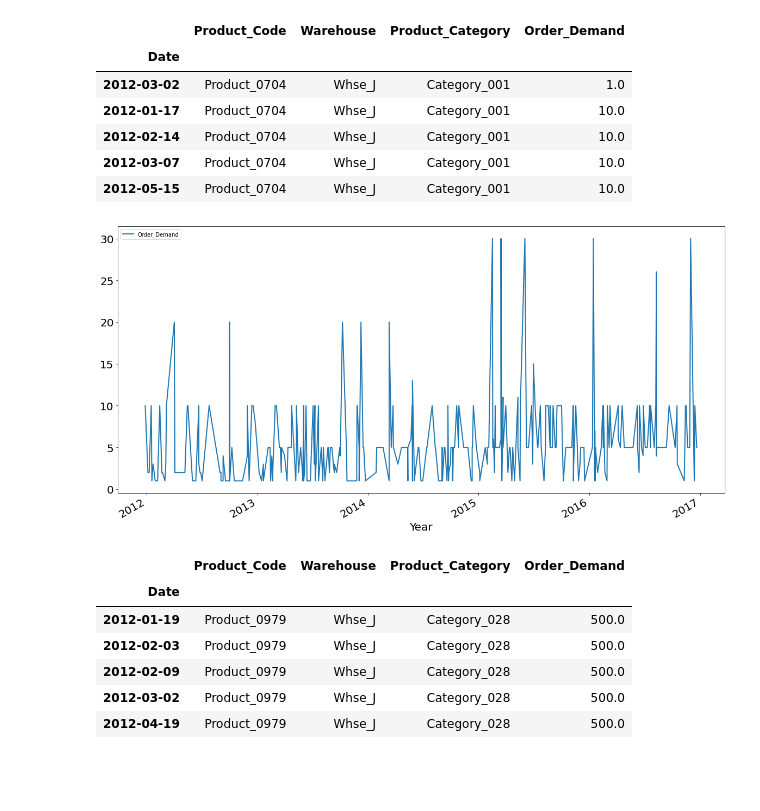
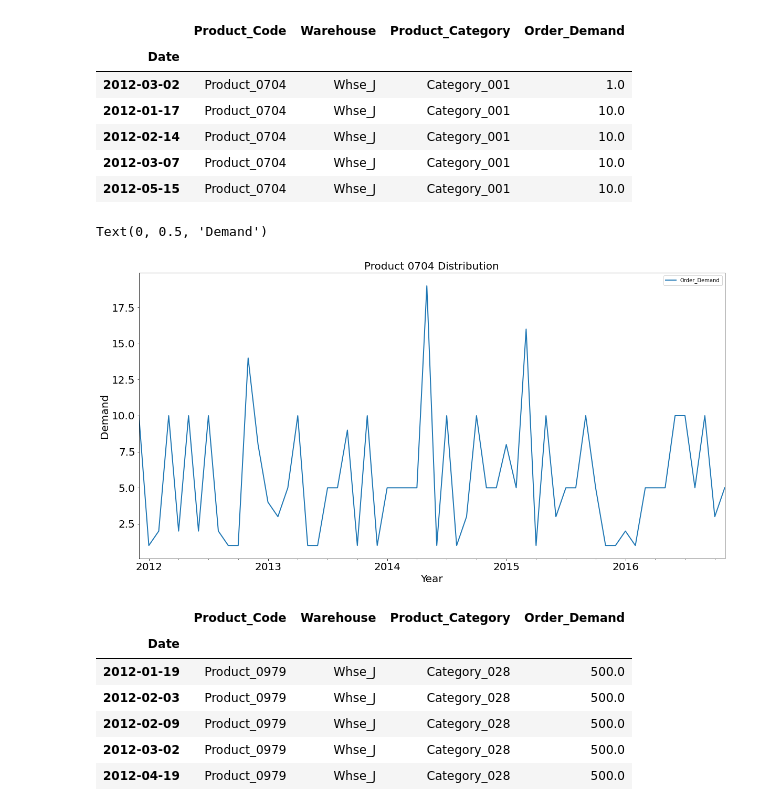
Before and after one commit to anissakhan/731-Project-5-Khan, a Jupyter notebook: Notebooks/731-Project5.ipynb, the cells around one changed output. Saved outputs shown, nothing was run; the diff lists cells and outputs as text; code cells hidden in the pictures; blank space fills up the shorter version.

```diff
--- a/Notebooks/731-Project5.ipynb
+++ b/Notebooks/731-Project5.ipynb
@@ -186,5 +192,5 @@ dtype: object
 # %%
-df.Date = pd.to_datetime(df.Date, format='%y/%d/%m')
+df.Date = pd.to_datetime(df.Date)
 df.set_index('Date', inplace=True)
 # %%
 df['Year'] = df.index.year
@@ -217,8 +223,11 @@ dfProd.head()
 # %%
 dfProd.plot(figsize=(20,10), linewidth=2, fontsize=20)
 plt.xlabel('Year', fontsize=20);
+plt.title('Product 0704 Distribution', fontsize=20)
+plt.ylabel('Demand', fontsize=20)
 # %% [output]
+Text(0, 0.5, 'Demand')
-[figure, old version]
+[figure, new version]
 # %%
 dfProd2=df.query("Product_Code == 'Product_0979'")[['Product_Code', 'Warehouse', 'Product_Category', 'Order_Demand']]
 dfProd2.head()
```
Also changed, not shown: parts of 25 cells of this notebook.
